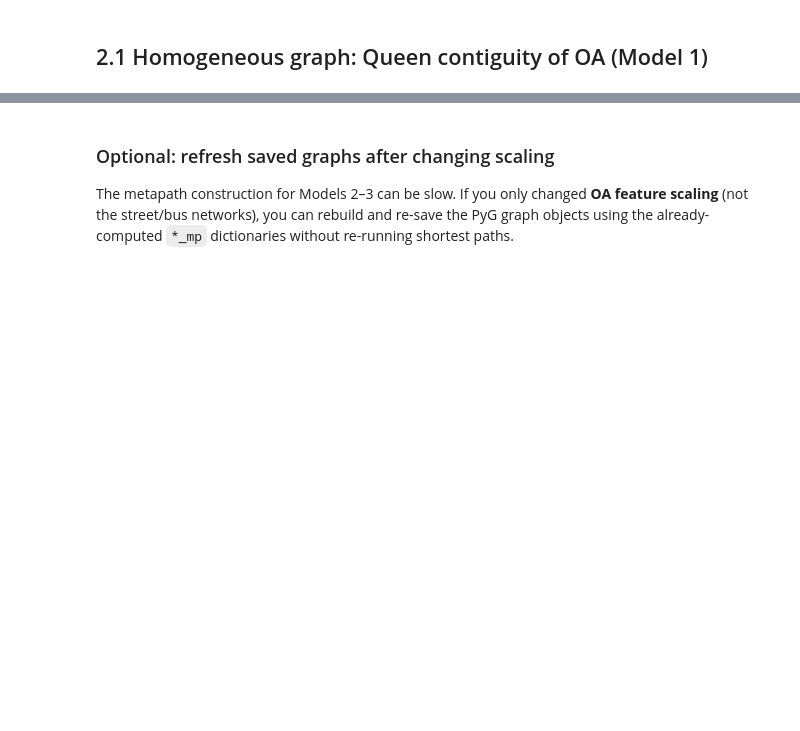
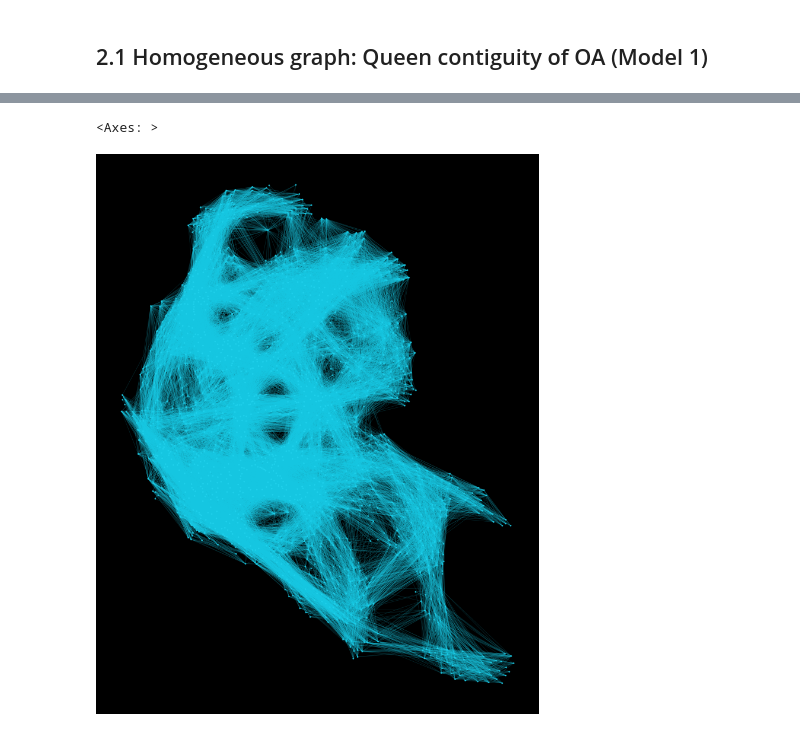
Before and after one commit to c2g-dev/city2graph-case-study, a Jupyter notebook: notebooks/02_graph_construction.ipynb, the cells around one changed output, grey strips where cells are left out. Saved outputs shown, nothing was run; the diff lists cells and outputs as text; code cells hidden in the pictures; blank space fills up the shorter version.

```diff
--- a/notebooks/02_graph_construction.ipynb
+++ b/notebooks/02_graph_construction.ipynb
@@ -302,7 +360,7 @@ hetero_nodes_multi = {
 }
 
 hetero_edges_multi = {
-    ("oa", "is_contiguous_to", "oa"): contig_edges,
+    ("oa", "contig", "oa"): contig_edges,
     ("street_connector", "is_connected_to", "street_connector"): street_edges,
     ("bus_station", "connects", "oa"): travel_summary_edges,
     ("bus_station", "is_next_to", "bus_station"): travel_summary_edges,
@@ -363,9 +432,8 @@ c2g.plot_graph(nodes=hetero_nodes_multi, edges=hetero_edges_multi)
 # %%
 c2g.plot_graph(
     nodes=hetero_nodes_multi["oa"],
-    edges=hetero_edges_multi[("oa", "M_15min_multi", "oa")],
+    edges=hetero_edges_multi[("oa", "15_min_multi", "oa")],
     edge_alpha=0.1)
+# %% [output]
+<Axes: >
+[figure, added]
-# %% [markdown]
-### Optional: refresh saved graphs after changing scaling
-
-The metapath construction for Models 2–3 can be slow. If you only changed **OA feature scaling** (not the street/bus networks), you can rebuild and re-save the PyG graph objects using the already-computed `*_mp` dictionaries without re-running shortest paths.
```
Also changed, not shown: parts of 21 cells of this notebook, 4 other files.
